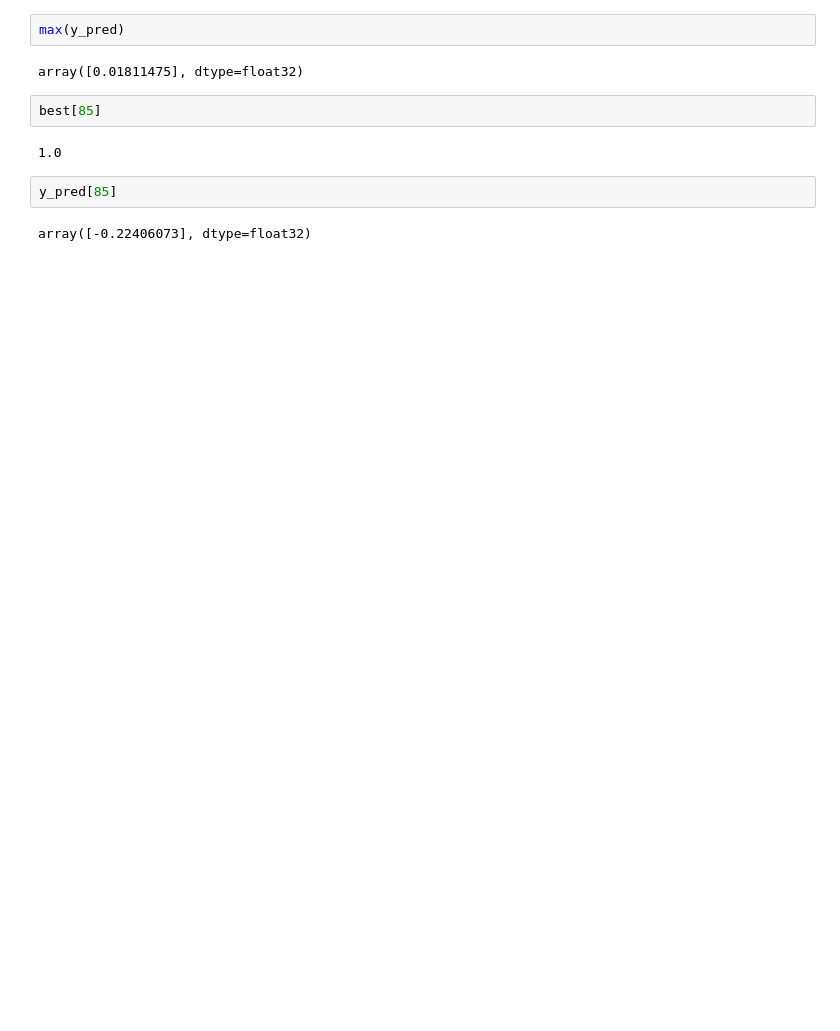
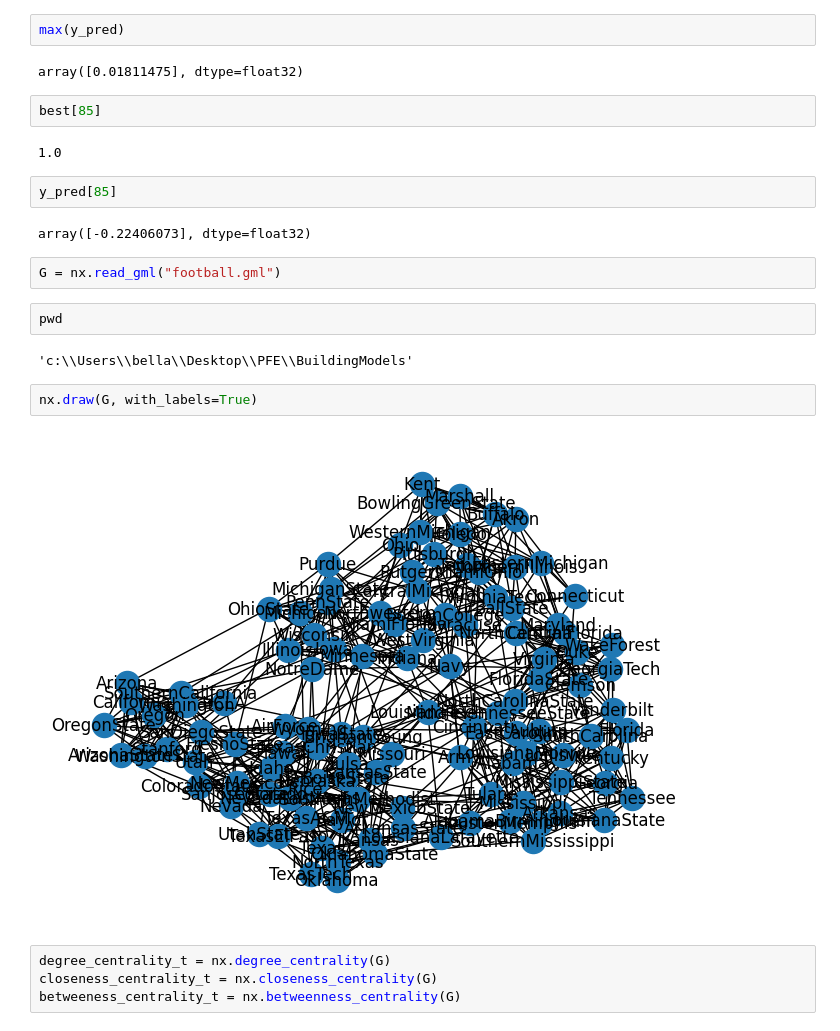
Before and after one commit to bellaniayoub/Complexe-network, a Jupyter notebook: BuildingModels/DEEPWALK.ipynb, the cells around one changed output. Cells and saved outputs as stored; diff of their text form; blank space fills up the shorter version.

```diff
--- a/BuildingModels/DEEPWALK.ipynb
+++ b/BuildingModels/DEEPWALK.ipynb
@@ -449,3 +418,17 @@ best[85]
 y_pred[85]
 # %% [output]
 array([-0.22406073], dtype=float32)
+# %%
+G = nx.read_gml("football.gml")
+# %%
+pwd
+# %% [output]
+'c:\\Users\\bella\\Desktop\\PFE\\BuildingModels'
+# %%
+nx.draw(G, with_labels=True)
+# %% [output]
+[figure, added]
+# %%
+degree_centrality_t = nx.degree_centrality(G)
+closeness_centrality_t = nx.closeness_centrality(G)
+betweeness_centrality_t = nx.betweenness_centrality(G)
```
Also changed, not shown: parts of 13 cells of this notebook, 22 other files.
